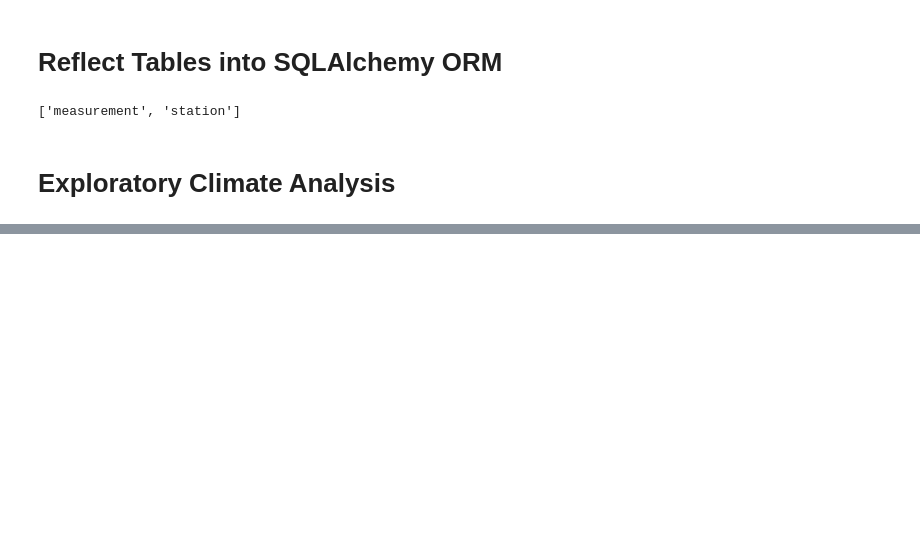
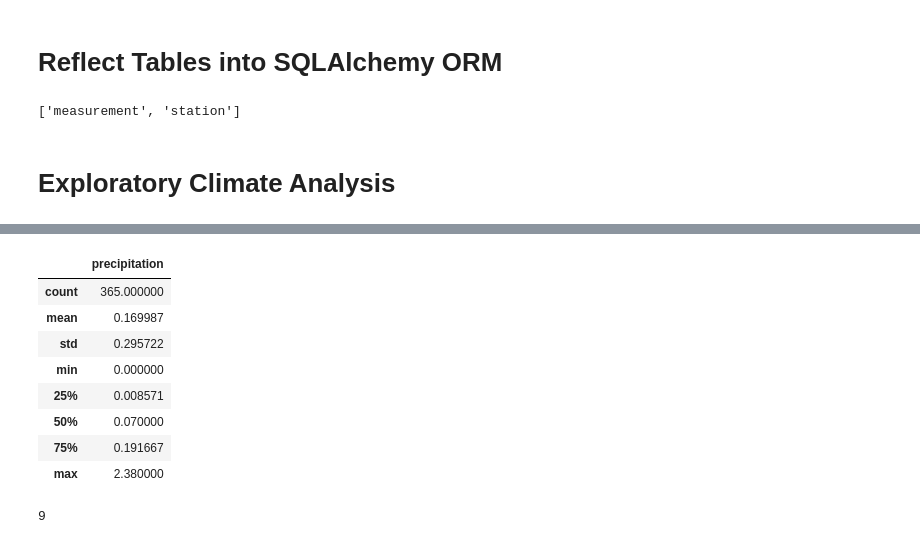
Before and after one commit to enriquesaenger/sqlalchemy-challenge, a Jupyter notebook: climate.ipynb, the cells around one changed output, grey strips where cells are left out. Drawn from its saved outputs; the diff is of its cells as text; code cells hidden in the pictures; blank space fills up the shorter version.

```diff
--- a/climate.ipynb
+++ b/climate.ipynb
@@ -88,0 +90,22 @@ data_2010
+# %%
+# rename a row for the display
+prcp_df_rename = prcp_df.rename(columns={'prcp': 'precipitation'})
+# display summary statistics
+prcp_df_rename.describe()
+# %% [output]
+|  | precipitation |
+| count | 365.000000 |
+| mean | 0.169987 |
+| std | 0.295722 |
+| min | 0.000000 |
+| 25% | 0.008571 |
+| 50% | 0.070000 |
+| 75% | 0.191667 |
+| max | 2.380000 |
+# %%
+# query to obtain the number of stations
+number_of_stations = session.query(Measurement.station).distinct(Measurement.station).count()
+# show number of stations
+number_of_stations
+# %% [output]
+9
```
Also changed, not shown: parts of 18 cells of this notebook.
